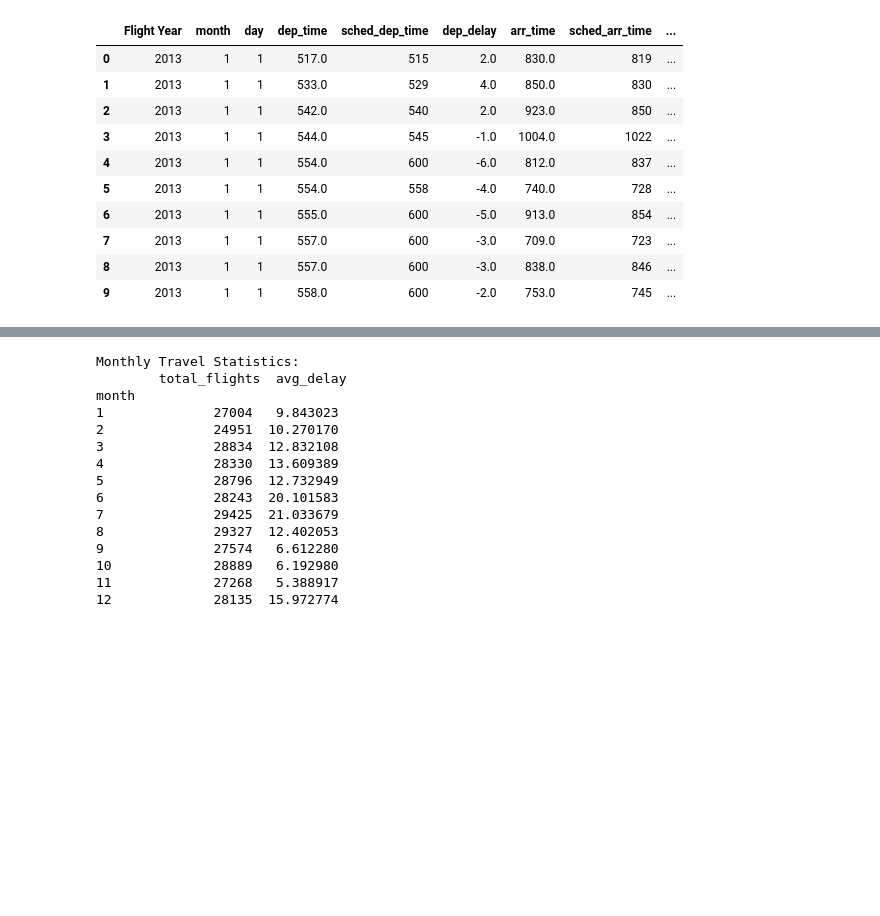
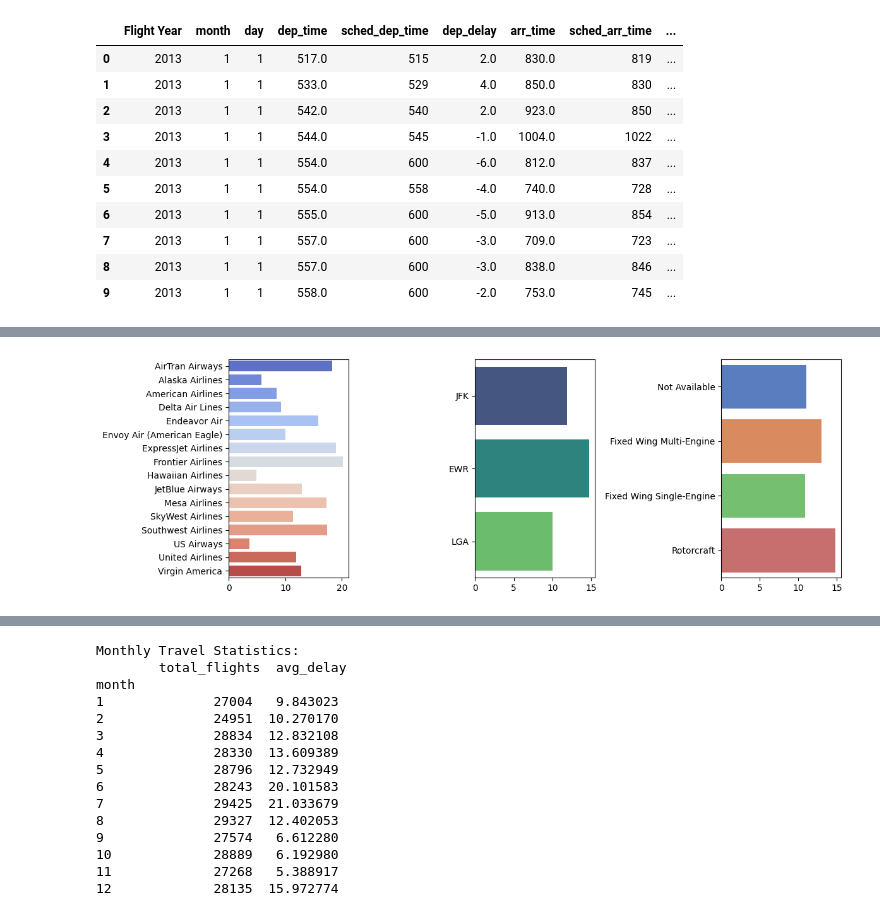
Before and after one commit to Saahil2106/Cloud9, a Jupyter notebook: Group06_Milestone3_Random_Forest.ipynb, the cells around one changed output, grey strips where cells are left out. Drawn from its saved outputs; the diff is of its cells as text; code cells hidden in the pictures; blank space fills up the shorter version.

```diff
--- a/Group06_Milestone3_Random_Forest.ipynb
+++ b/Group06_Milestone3_Random_Forest.ipynb
@@ -1094,0 +1254,28 @@ Name: dep_delay, dtype: float64
+# %%
+#Average Departure Delay Data
+carriers = ['AirTran Airways', 'Alaska Airlines', 'American Airlines' ,'Delta Air Lines', 'Endeavor Air', 'Envoy Air (American Eagle)' ,
+            'ExpressJet Airlines', 'Frontier Airlines', 'Hawaiian Airlines', 'JetBlue Airways', 'Mesa Airlines', 'SkyWest Airlines', 'Southwest Airlines' ,
+            'US Airways', 'United Airlines', 'Virgin America']
+carrier_delays = [18.306748, 5.788515,  8.41917,   9.197298, 15.779848, 10.058757, 18.917708,
+ 20.127007,  4.900585, 12.911449, 17.22629,  11.40625,  17.434705,  3.660304, 11.96451,  12.792135]
+origins = ['JFK', 'EWR', 'LGA']
+origin_delays = [11.909381, 14.702983,10.035170]
+aircraft_types = ['Not Available', 'Fixed Wing Multi-Engine', 'Fixed Wing Single-Engine', 'Rotorcraft']
+aircraft_delays = [11.031572, 12.998072, 10.897898 , 14.825843]
+
+#Plotting
+fig, axes = plt.subplots(1, 3, figsize=(12, 4))
+
+# Average Departure Delays by Carrier
+sns.barplot(x=carrier_delays, y=carriers,ax=axes[0],hue=carriers,palette="coolwarm",legend=False)
+
+# Average Departure Delays by Origin
+sns.barplot(x=origin_delays,y=origins,ax=axes[1],hue=origins,palette="viridis",legend=False)
+
+#Average Departure Delays by Aircraft type
+sns.barplot(x=aircraft_delays,y=aircraft_types,ax=axes[2],hue=aircraft_types,palette="muted",legend=False)
+
+plt.tight_layout()
+plt.show()
+# %% [output]
+[figure, added]
```
Also changed, not shown: parts of 20 cells of this notebook.
